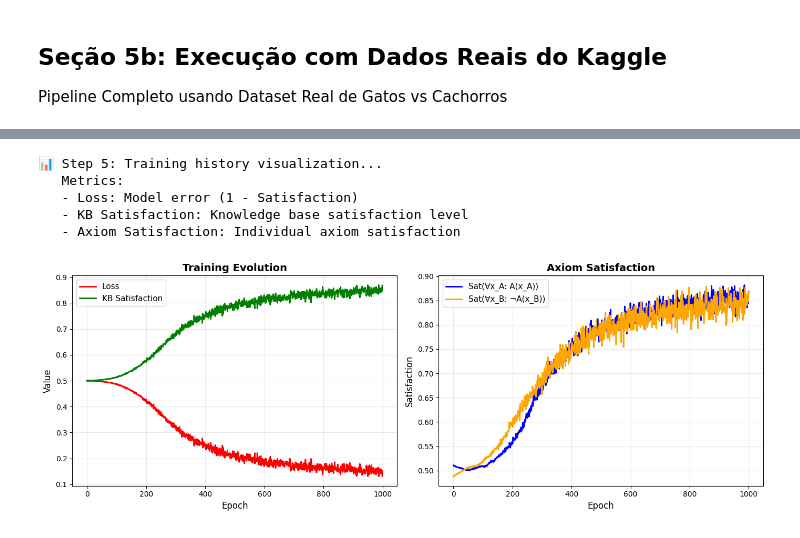
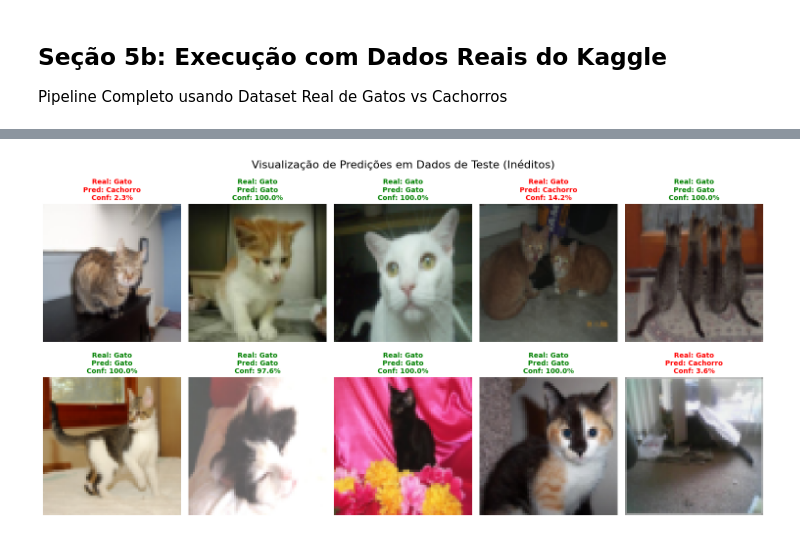
Before and after one commit to Guispf950/Classificador_binario_gato_cachorro, a Jupyter notebook: Tutorial-LTN.ipynb, the cells around one changed output, grey strips where cells are left out. Cells and saved outputs as stored; diff of their text form; code cells hidden in the pictures.

```diff
--- a/Tutorial-LTN.ipynb
+++ b/Tutorial-LTN.ipynb
@@ -1075,16 +754,63 @@ Epoch  950 | Loss: 0.1312 | Sat: 0.8688 | Sat(A): 0.8683 | Sat(¬B): 0.8694
-# %%
-print("\n📊 Step 5: Training history visualization...")
-print("   Metrics:")
-print("   - Loss: Model error (1 - Satisfaction)")
-print("   - KB Satisfaction: Knowledge base satisfaction level")
-print("   - Axiom Satisfaction: Individual axiom satisfaction\n")
-
-classifier.plot_training_history()
-# %% [output]
-📊 Step 5: Training history visualization...
-   Metrics:
-   - Loss: Model error (1 - Satisfaction)
-   - KB Satisfaction: Knowledge base satisfaction level
-   - Axiom Satisfaction: Individual axiom satisfaction
-[figure, removed]
+# %%
+import matplotlib.pyplot as plt
+import numpy as np
+
+def visualize_predictions(model, loader, device, num_images=10):
+    """
+    Gera um gráfico visual com as imagens e as predições do modelo.
+    """
+    model.eval() # Modo de teste
+
+    # Pega um único lote de imagens do loader fornecido
+    try:
+        images, labels = next(iter(loader))
+    except NameError:
+        print("Erro: O DataLoader não foi encontrado. Verifique se você rodou a célula de 'Separação de Dados'.")
+        return
+
+    images = images.to(device)
+    labels = labels.to(device)
+
+    # Faz a predição
+    with torch.no_grad():
+        outputs = model(images)
+
+    # Configura o plot
+    fig = plt.figure(figsize=(15, 8))
+    fig.suptitle(f"Visualização de Predições em Dados de Teste (Inéditos)", fontsize=16)
+
+    # Mostra as primeiras N imagens
+    for i in range(min(num_images, len(labels))):
+        ax = fig.add_subplot(2, 5, i+1)
+
+        # Desnormalizar a imagem
+        img = images[i].cpu().permute(1, 2, 0).numpy()
+        img = img * 0.5 + 0.5
+        img = np.clip(img, 0, 1)
+
+        plt.imshow(img)
+
+        # Dados da predição
+        prob_cat = outputs[i].item()
+        true_label = labels[i].item() # 0=Cat, 1=Dog
+
+        # Se a probabilidade de ser Gato > 50%, prediz Gato
+        pred_label = "Gato" if prob_cat > 0.5 else "Cachorro"
+        real_label = "Gato" if true_label == 0 else "Cachorro"
+
+        # Cor do título
+        color = 'green' if pred_label == real_label else 'red'
+
+        ax.set_title(f"Real: {real_label}\nPred: {pred_label}\nConf: {prob_cat:.1%}",
+                     color=color, fontsize=10, fontweight='bold')
+        ax.axis('off')
+
+    plt.tight_layout()
+    plt.show()
+
+# --- AQUI ESTAVA O ERRO ---
+# Mudamos 'dataloader' para 'test_loader' (os dados da prova)
+visualize_predictions(model, test_loader, DEVICE, num_images=10)
+# %% [output]
+[figure, added]
 # %%
```
Also changed, not shown: parts of 16 cells of this notebook.
